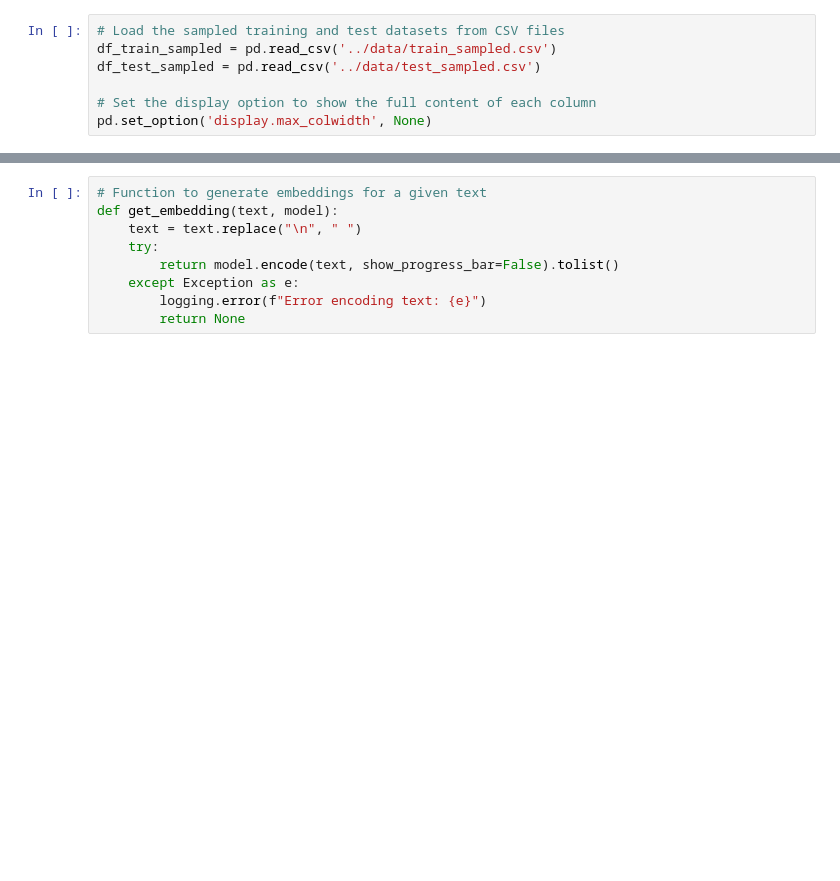
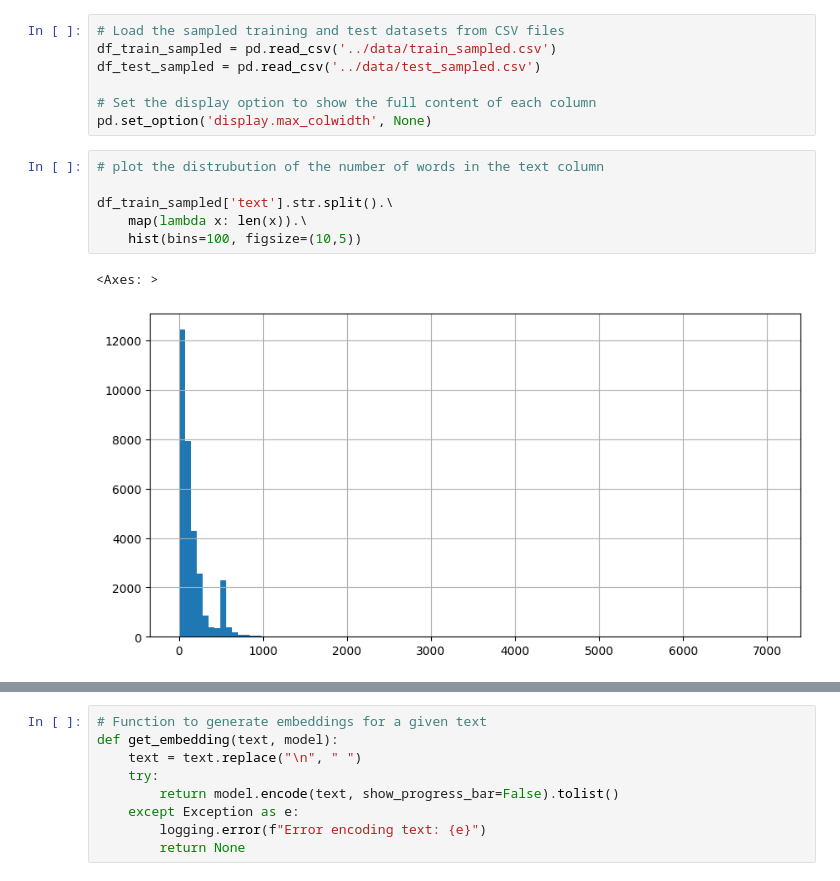
Before and after one commit to eduardooliveiraps/prompt-injection-detection, a Jupyter notebook: notebooks/generate-embeddings.ipynb, the cells around one changed output, grey strips where cells are left out. Saved outputs shown, nothing was run; the diff lists cells and outputs as text; blank space fills up the shorter version.

Commit message:
chore: add colab and simple model training

```diff
--- a/notebooks/generate-embeddings.ipynb
+++ b/notebooks/generate-embeddings.ipynb
@@ -13,6 +13,15 @@ df_test_sampled = pd.read_csv('../data/test_sampled.csv')
 
 # Set the display option to show the full content of each column
 pd.set_option('display.max_colwidth', None)
+# %%
+# plot the distrubution of the number of words in the text column
+
+df_train_sampled['text'].str.split().\
+    map(lambda x: len(x)).\
+    hist(bins=100, figsize=(10,5))
+# %% [output]
+<Axes: >
+[figure, added]
 # %%
 df_test_sampled.head()
 # %% [output]
```
Also changed, not shown: parts of 11 cells of this notebook, 5 other files.
